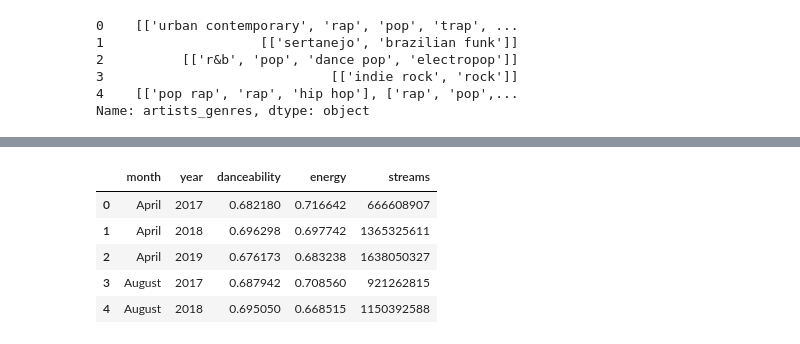
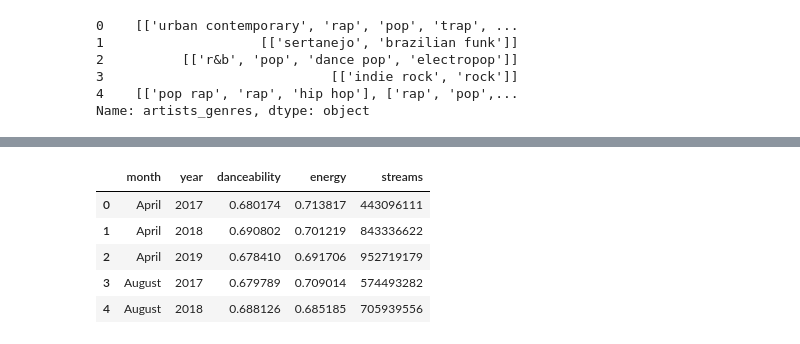
Before and after one commit to laryyssa/si_data-visualisation, a Jupyter notebook: analysis/question1.ipynb, the cells around one changed output, grey strips where cells are left out. Cells and saved outputs as stored; diff of their text form; code cells hidden in the pictures.

```diff
--- a/analysis/question1.ipynb
+++ b/analysis/question1.ipynb
@@ -113,32 +110,0 @@ unindo songs + charts br
-# %%
-import ast
-
-charts_brasil = pd.read_csv('../my_data/charts/brasil_charts.csv')
-hits_songs = pd.read_csv('../songs_data/hit_songs/spotify_hits_dataset_complete.csv', delimiter='\t')
-# hits_songs['artist_name'] = hits_songs['artist_name'].apply(eval)
-
-hits_songs = hits_songs.explode(['artist_id','artist_name']).reset_index(drop=True)
-hits_songs['artist_id'] = hits_songs['artist_id'].apply(ast.literal_eval)
-hits_songs['artist_name'] = hits_songs['artist_name'].apply(ast.literal_eval)
-
-print(len(charts_brasil))
-print(len(hits_songs))
-
-charts_brasil_songs = pd.merge(charts_brasil, hits_songs, on='song_id')
-charts_brasil_songs['month'] = charts_brasil_songs.apply(lambda row: descobre_mes(row['year'], row['week']), axis=1)
-
-print(len(charts_brasil_songs))
-
-# Index(['position', 'song_id', 'song_name_x', 'artist', 'streams',
-#        'last_week_position', 'weeks_on_chart', 'peak_position',}
-#        'position_status', 'year', 'week', 'song_name_y', 'artist_id',
-#        'artist_name', 'popularity', 'explicit', 'song_type', 'track_number',
-#        'num_artists', 'num_available_markets', 'release_date', 'duration_ms',
-#        'key', 'mode', 'time_signature', 'acousticness', 'danceability',
-#        'energy', 'instrumentalness', 'liveness', 'loudness', 'speechiness',
-#        'valence', 'tempo'],
-#       dtype='object')
-
-colunas = ['year', 'week','month', 'song_id', 'song_name_x', 'song_name_y','artist_id', 'artist_name', 'energy', 'danceability']
-
-print(charts_brasil_songs[colunas].head())
@@ -196,16 +111,16 @@ charts_song_artist_br[colunas_de_analise]
 # %%
-data_reduced = charts_song_artist_br.groupby(['month', 'year']).agg({'energy': 'mean',
+data_reduced = charts_brasil_songs.groupby(['month', 'year']).agg({'energy': 'mean',
                                                                      'danceability': 'mean',
                                                                      'streams': 'sum'}).reset_index()
 data_reduced = data_reduced[['month', 'year', 'danceability', 'energy', 'streams']]
 data_reduced.head()
 # %% [output]
 |  | month | year | danceability | energy | streams |
-| 0 | April | 2017 | 0.682180 | 0.716642 | 666608907 |
-| 1 | April | 2018 | 0.696298 | 0.697742 | 1365325611 |
-| 2 | April | 2019 | 0.676173 | 0.683238 | 1638050327 |
-| 3 | August | 2017 | 0.687942 | 0.708560 | 921262815 |
-| 4 | August | 2018 | 0.695050 | 0.668515 | 1150392588 |
+| 0 | April | 2017 | 0.680174 | 0.713817 | 443096111 |
+| 1 | April | 2018 | 0.690802 | 0.701219 | 843336622 |
+| 2 | April | 2019 | 0.678410 | 0.691706 | 952719179 |
+| 3 | August | 2017 | 0.679789 | 0.709014 | 574493282 |
+| 4 | August | 2018 | 0.688126 | 0.685185 | 705939556 |
 # %%
 import altair as alt
 
```
Also changed, not shown: parts of 7 cells of this notebook, 1 other file.
